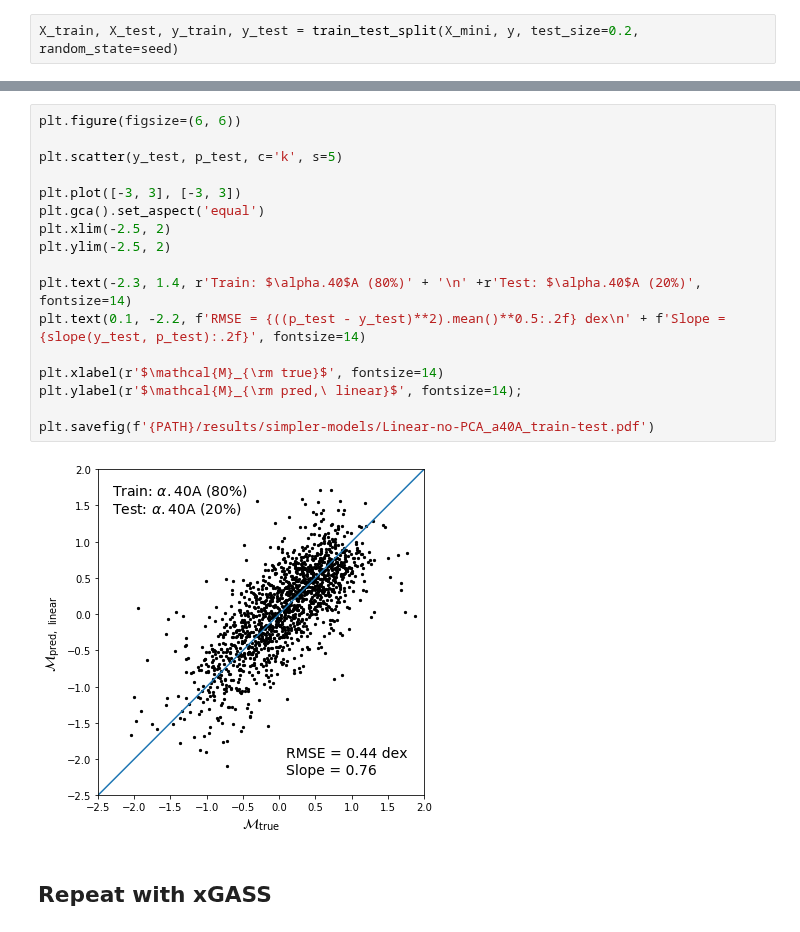
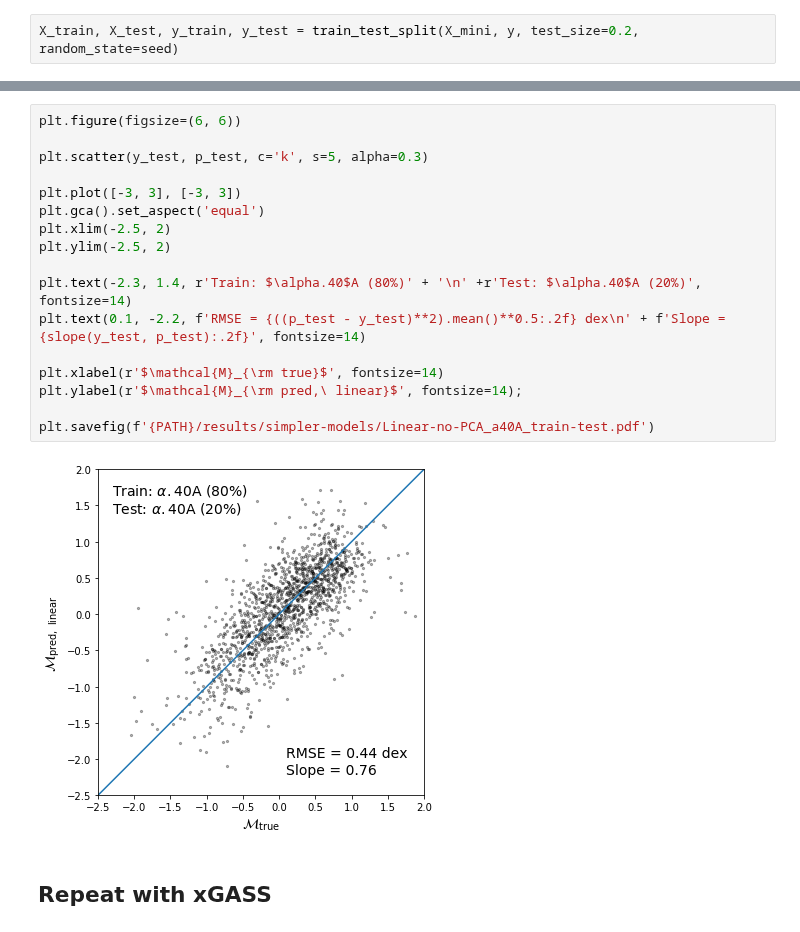
Before and after one commit to jwuphysics/HI-convnets, a Jupyter notebook: notebook/updates/02. Training simple models.ipynb, the cells around one changed output, grey strips where cells are left out. Saved outputs shown, nothing was run; the diff lists cells and outputs as text.

Commit message:
update re-run with lower alpha for scatter plots

```diff
--- a/notebook/updates/02. Training simple models.ipynb
+++ b/notebook/updates/02. Training simple models.ipynb
@@ -75,22 +75,22 @@ Wall time: 4.46 s
 # %%
 plt.figure(figsize=(6, 6))
 
-plt.scatter(y_test, p_test, c='k', s=5)
+plt.scatter(y_test, p_test, c='k', s=5, alpha=0.3)
 
 plt.plot([-3, 3], [-3, 3])
 plt.gca().set_aspect('equal')
 plt.xlim(-2.5, 2)
 plt.ylim(-2.5, 2)
 
 plt.text(-2.3, 1.4, r'Train: $\alpha.40$A (80%)' + '\n' +r'Test: $\alpha.40$A (20%)', fontsize=14)
 plt.text(0.1, -2.2, f'RMSE = {((p_test - y_test)**2).mean()**0.5:.2f} dex\n' + f'Slope = {slope(y_test, p_test):.2f}', fontsize=14)
 
 plt.xlabel(r'$\mathcal{M}_{\rm true}$', fontsize=14)
 plt.ylabel(r'$\mathcal{M}_{\rm pred,\ linear}$', fontsize=14);
 
 plt.savefig(f'{PATH}/results/simpler-models/Linear-no-PCA_a40A_train-test.pdf')
 # %% [output]
-[figure, old version]
+[figure, new version]
 # %% [markdown]
 ## Repeat with xGASS
 # %%
```
Also changed, not shown: parts of 11 cells of this notebook, 1 other file.
